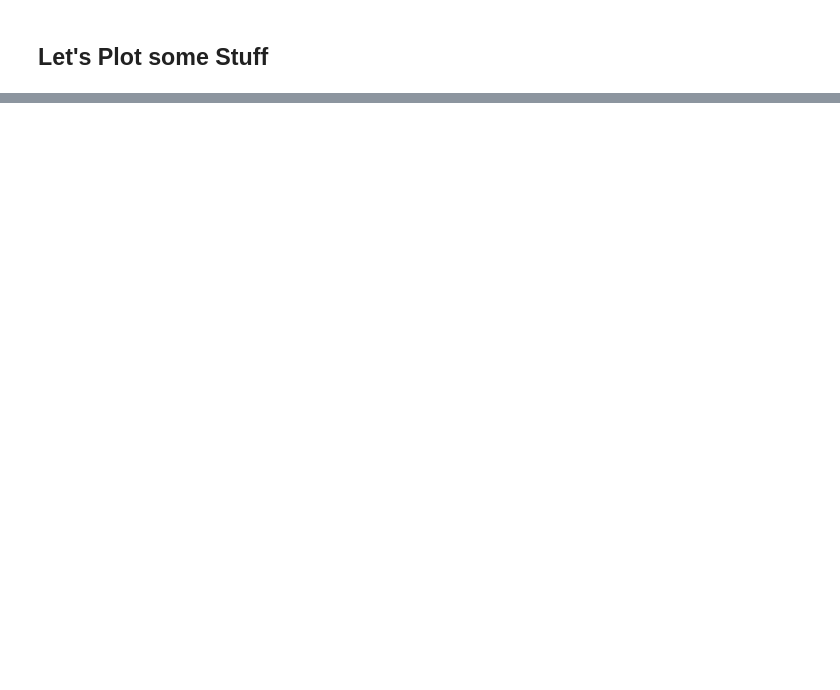
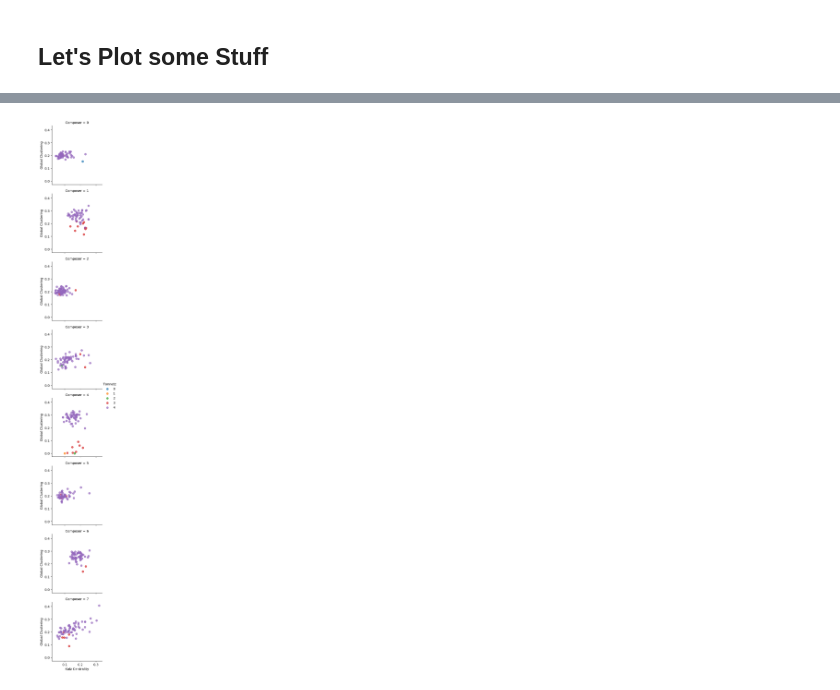
Before and after one commit to manoskary/Harmonic_Analysis_and_Trajectory, a Jupyter notebook: Style Classification.ipynb, the cells around one changed output, grey strips where cells are left out. Cells and saved outputs as stored; diff of their text form; code cells hidden in the pictures; blank space fills up the shorter version.

```diff
--- a/Style Classification.ipynb
+++ b/Style Classification.ipynb
@@ -512,5 +616,7 @@ ax = sns.scatterplot(data['Kalz Centrality'], data['Tonnetz'],  hue=data['Compos
 # %%
 import matplotlib.pyplot as plt
 g = sns.FacetGrid(data, row='Composer', hue='Tonnetz')
-g.map(plt.scatter, 'Kalz Centrality', 'Square Clustering', alpha=.7)
+g.map(plt.scatter, 'Kalz Centrality', 'Global Clustering', alpha=.7)
 g.add_legend();
+# %% [output]
+[figure, added]
```
Also changed, not shown: parts of 35 cells of this notebook, 4 other files.
